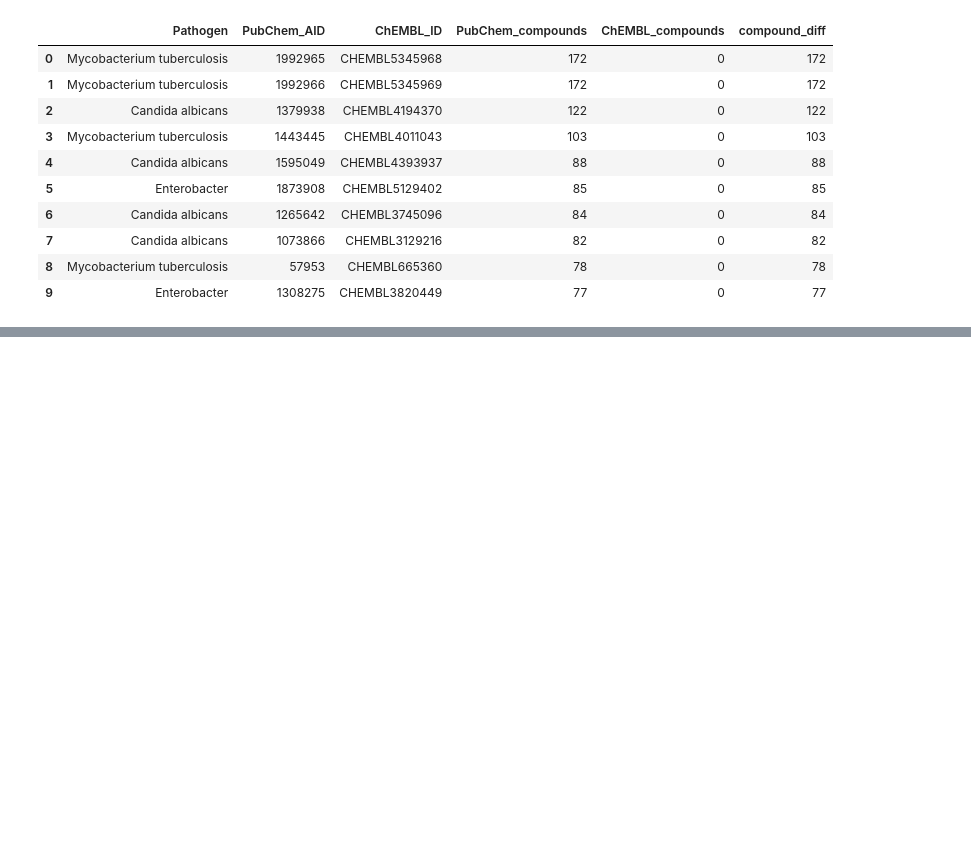
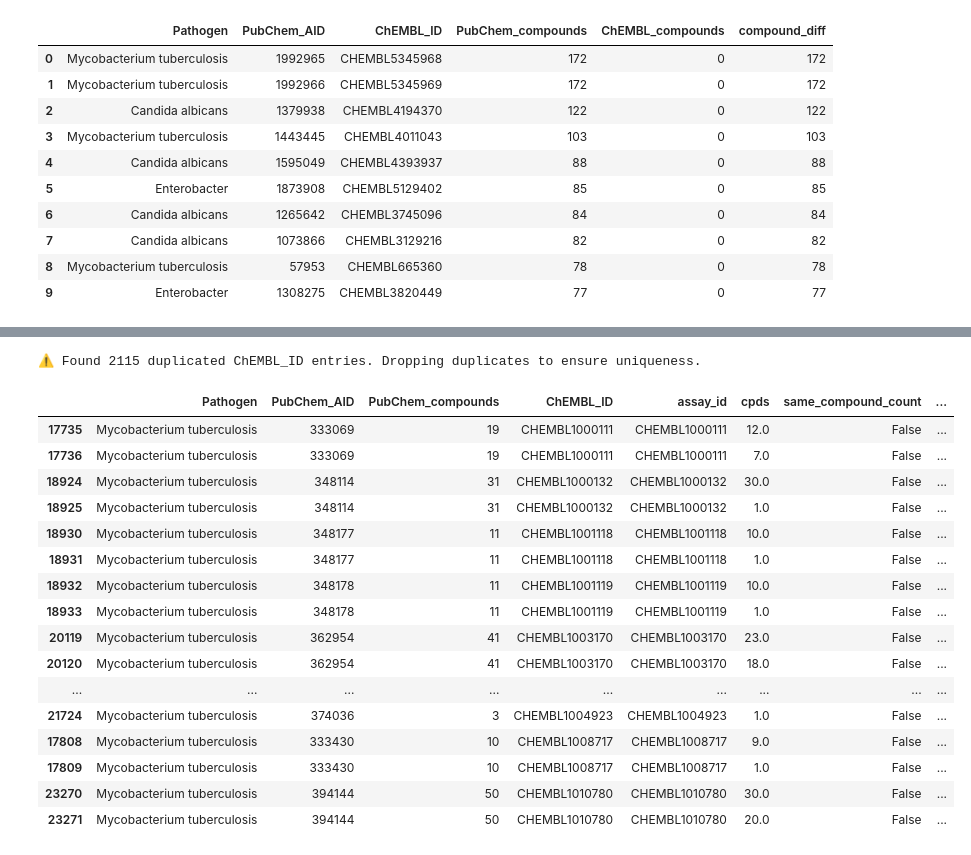
Before and after one commit to ersilia-os/pubchem-antimicrobial-tasks, a Jupyter notebook: notebooks/06_Merging_data_&_description_info.ipynb, the cells around one changed output, grey strips where cells are left out. Saved outputs shown, nothing was run; the diff lists cells and outputs as text; code cells hidden in the pictures; blank space fills up the shorter version.

```diff
--- a/notebooks/06_Merging_data_&_description_info.ipynb
+++ b/notebooks/06_Merging_data_&_description_info.ipynb
@@ -465,0 +563,44 @@ top_ChEMBL
+# %%
+# Step 1: Filter to rows with ChEMBL_ID
+df_valid = summary_bioassays_2[summary_bioassays_2["ChEMBL_ID"].notna()].copy()
+
+# Step 2: Check for duplicate ChEMBL_IDs
+duplicated_ids = df_valid["ChEMBL_ID"].duplicated(keep=False)
+num_duplicates = duplicated_ids.sum()
+
+if num_duplicates > 0:
+    print(f"⚠️ Found {num_duplicates} duplicated ChEMBL_ID entries. Dropping duplicates to ensure uniqueness.")
+    # Optional: print them
+    # print(df_valid[duplicated_ids].sort_values("ChEMBL_ID"))
+
+    # Drop duplicates keeping the first occurrence
+    df_valid = df_valid.drop_duplicates(subset="ChEMBL_ID", keep="first")
+# %% [output]
+⚠️ Found 2115 duplicated ChEMBL_ID entries. Dropping duplicates to ensure uniqueness.
+# %%
+# Find duplicated ChEMBL_IDs (show all duplicates, not just the second+ occurrence)
+duplicates = summary_bioassays_2[summary_bioassays_2["ChEMBL_ID"].duplicated(keep=False)]
+
+# Sort for easier inspection
+duplicates_sorted = duplicates.sort_values("ChEMBL_ID")
+
+# Display the first few rows
+duplicates_sorted.head(20)
+# %% [output]
+|  | Pathogen | PubChem_AID | PubChem_compounds | ChEMBL_ID | assay_id | cpds | same_compound_count | ... |
+| 17735 | Mycobacterium tuberculosis | 333069 | 19 | CHEMBL1000111 | CHEMBL1000111 | 12.0 | False | ... |
+| 17736 | Mycobacterium tuberculosis | 333069 | 19 | CHEMBL1000111 | CHEMBL1000111 | 7.0 | False | ... |
+| 18924 | Mycobacterium tuberculosis | 348114 | 31 | CHEMBL1000132 | CHEMBL1000132 | 30.0 | False | ... |
+| 18925 | Mycobacterium tuberculosis | 348114 | 31 | CHEMBL1000132 | CHEMBL1000132 | 1.0 | False | ... |
+| 18930 | Mycobacterium tuberculosis | 348177 | 11 | CHEMBL1001118 | CHEMBL1001118 | 10.0 | False | ... |
+| 18931 | Mycobacterium tuberculosis | 348177 | 11 | CHEMBL1001118 | CHEMBL1001118 | 1.0 | False | ... |
+| 18932 | Mycobacterium tuberculosis | 348178 | 11 | CHEMBL1001119 | CHEMBL1001119 | 10.0 | False | ... |
+| 18933 | Mycobacterium tuberculosis | 348178 | 11 | CHEMBL1001119 | CHEMBL1001119 | 1.0 | False | ... |
+| 20119 | Mycobacterium tuberculosis | 362954 | 41 | CHEMBL1003170 | CHEMBL1003170 | 23.0 | False | ... |
+| 20120 | Mycobacterium tuberculosis | 362954 | 41 | CHEMBL1003170 | CHEMBL1003170 | 18.0 | False | ... |
+| ... | ... | ... | ... | ... | ... | ... | ... | ... |
+| 21724 | Mycobacterium tuberculosis | 374036 | 3 | CHEMBL1004923 | CHEMBL1004923 | 1.0 | False | ... |
+| 17808 | Mycobacterium tuberculosis | 333430 | 10 | CHEMBL1008717 | CHEMBL1008717 | 9.0 | False | ... |
+| 17809 | Mycobacterium tuberculosis | 333430 | 10 | CHEMBL1008717 | CHEMBL1008717 | 1.0 | False | ... |
+| 23270 | Mycobacterium tuberculosis | 394144 | 50 | CHEMBL1010780 | CHEMBL1010780 | 30.0 | False | ... |
+| 23271 | Mycobacterium tuberculosis | 394144 | 50 | CHEMBL1010780 | CHEMBL1010780 | 20.0 | False | ... |
```
Also changed, not shown: parts of 23 cells of this notebook, 1 other file.
